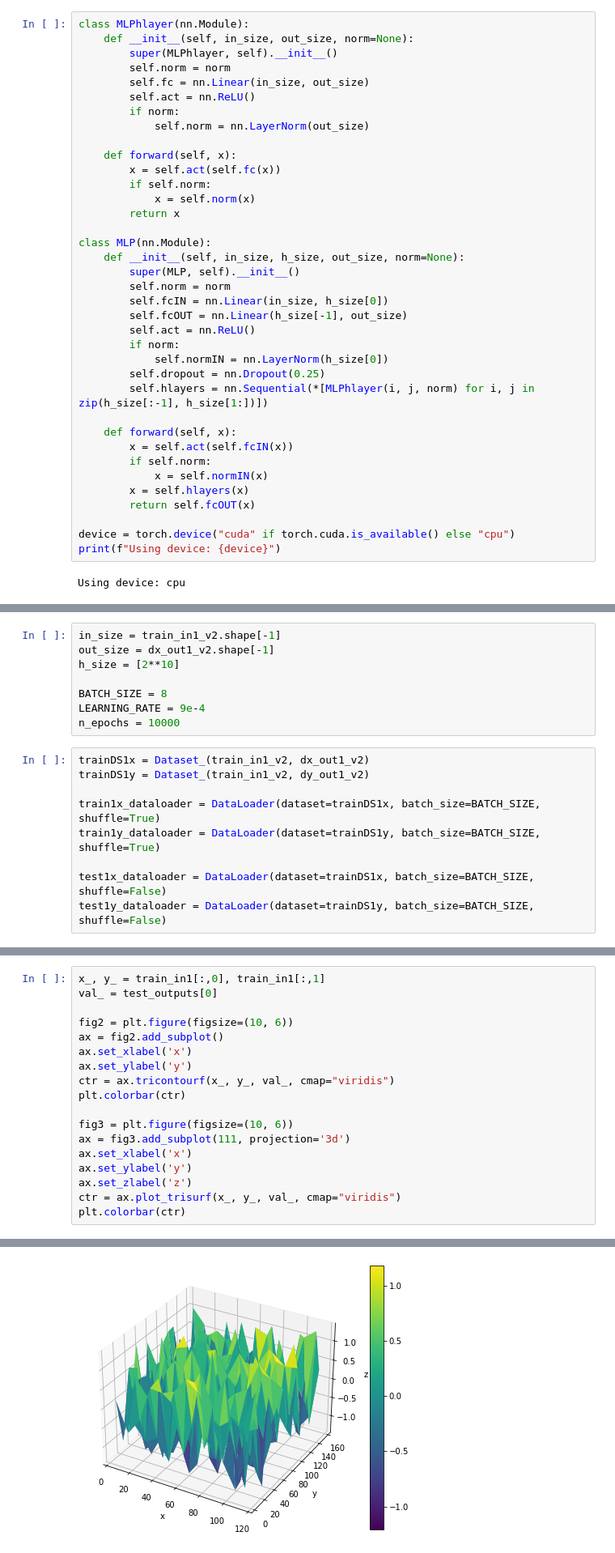
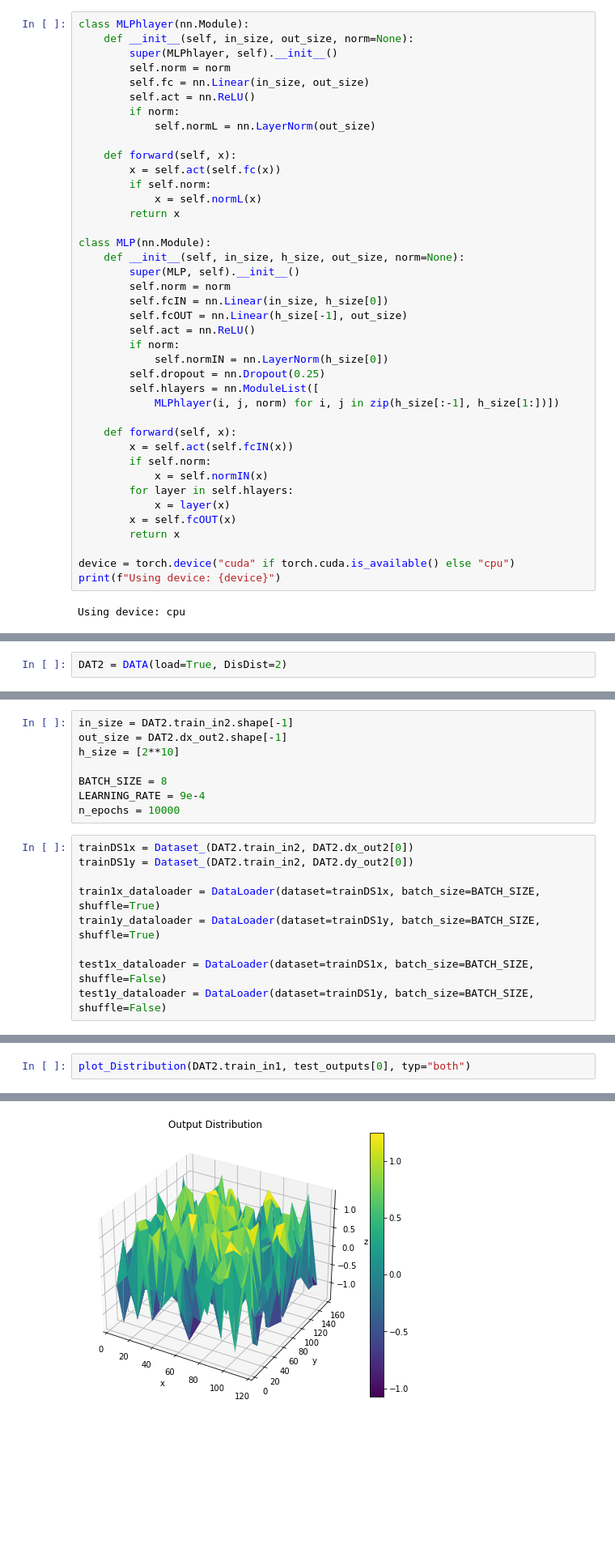
Before and after one commit to niccoforte/NF-PhD-gitRepo, a Jupyter notebook: code/MLP.ipynb, the cells around one changed output, grey strips where cells are left out. Shown at 81% size. Saved outputs shown, nothing was run; the diff lists cells and outputs as text; blank space fills up the shorter version.

Commit message:
Adapt MLP script to ML data and functions imports and new data formats.

```diff
--- a/code/MLP.ipynb
+++ b/code/MLP.ipynb
@@ -25,12 +25,12 @@ class MLPhlayer(nn.Module):
         self.fc = nn.Linear(in_size, out_size)
         self.act = nn.ReLU()
         if norm:
-            self.norm = nn.LayerNorm(out_size)
+            self.normL = nn.LayerNorm(out_size)
 
     def forward(self, x):
         x = self.act(self.fc(x))
         if self.norm:
-            x = self.norm(x)
+            x = self.normL(x)
         return x
 
 class MLP(nn.Module):
@@ -43,14 +43,17 @@ class MLP(nn.Module):
         if norm:
             self.normIN = nn.LayerNorm(h_size[0])
         self.dropout = nn.Dropout(0.25)
-        self.hlayers = nn.Sequential(*[MLPhlayer(i, j, norm) for i, j in zip(h_size[:-1], h_size[1:])])
+        self.hlayers = nn.ModuleList([
+            MLPhlayer(i, j, norm) for i, j in zip(h_size[:-1], h_size[1:])])
 
     def forward(self, x):
         x = self.act(self.fcIN(x))
         if self.norm:
             x = self.normIN(x)
-        x = self.hlayers(x)
-        return self.fcOUT(x)
+        for layer in self.hlayers:
+            x = layer(x)
+        x = self.fcOUT(x)
+        return x
 
 device = torch.device("cuda" if torch.cuda.is_available() else "cpu")
 print(f"Using device: {device}")
@@ -241,4 +210,6 @@ plt.colorbar(ctr)
 ### Version 2
 $[x_1, y_2, ..., x_n, y_n] \to [\delta x_i, ..., \delta x_n]$
 $[x_1, y_2, ..., x_n, y_n] \to [\delta y_i, ..., \delta y_n]$
+# %%
+DAT2 = DATA(load=True, DisDist=2)
 # %%
@@ -257,14 +219,14 @@ train_in1_v2.shape, dx_out1_v2.shape
 # %%
-in_size = train_in1_v2.shape[-1]
-out_size = dx_out1_v2.shape[-1]
+in_size = DAT2.train_in2.shape[-1]
+out_size = DAT2.dx_out2.shape[-1]
 h_size = [2**10]
 
 BATCH_SIZE = 8
 LEARNING_RATE = 9e-4
 n_epochs = 10000
 # %%
-trainDS1x = Dataset_(train_in1_v2, dx_out1_v2)
-trainDS1y = Dataset_(train_in1_v2, dy_out1_v2)
+trainDS1x = Dataset_(DAT2.train_in2, DAT2.dx_out2[0])
+trainDS1y = Dataset_(DAT2.train_in2, DAT2.dy_out2[0])
 
 train1x_dataloader = DataLoader(dataset=trainDS1x, batch_size=BATCH_SIZE, shuffle=True)
 train1y_dataloader = DataLoader(dataset=trainDS1y, batch_size=BATCH_SIZE, shuffle=True)
@@ -332,19 +282,3 @@ plt.colorbar(ctr)
 # %%
-x_, y_ = train_in1[:,0], train_in1[:,1]
-val_ = test_outputs[0]
-
-fig2 = plt.figure(figsize=(10, 6))
-ax = fig2.add_subplot()
-ax.set_xlabel('x')
-ax.set_ylabel('y')
-ctr = ax.tricontourf(x_, y_, val_, cmap="viridis")
-plt.colorbar(ctr)
-
-fig3 = plt.figure(figsize=(10, 6))
-ax = fig3.add_subplot(111, projection='3d')
-ax.set_xlabel('x')
-ax.set_ylabel('y')
-ax.set_zlabel('z')
-ctr = ax.plot_trisurf(x_, y_, val_, cmap="viridis")
-plt.colorbar(ctr)
+plot_Distribution(DAT2.train_in1, test_outputs[0], typ="both")
 # %% [output]
@@ -353,4 +286,4 @@ plt.colorbar(ctr)
-[figure, old version]
+[figure, new version]
 # %%
 for name, param in mlp3.state_dict().items():
     print(f"{name}: {param.shape}\n{param}\n")
```
Also changed, not shown: parts of 28 cells of this notebook.
